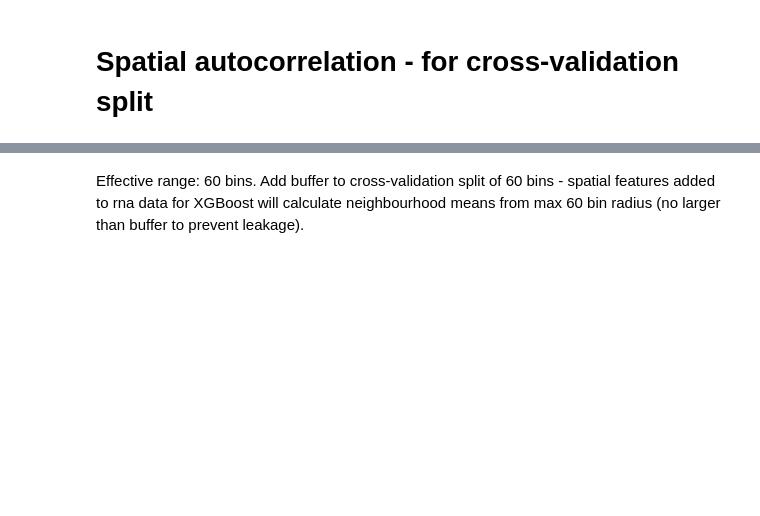
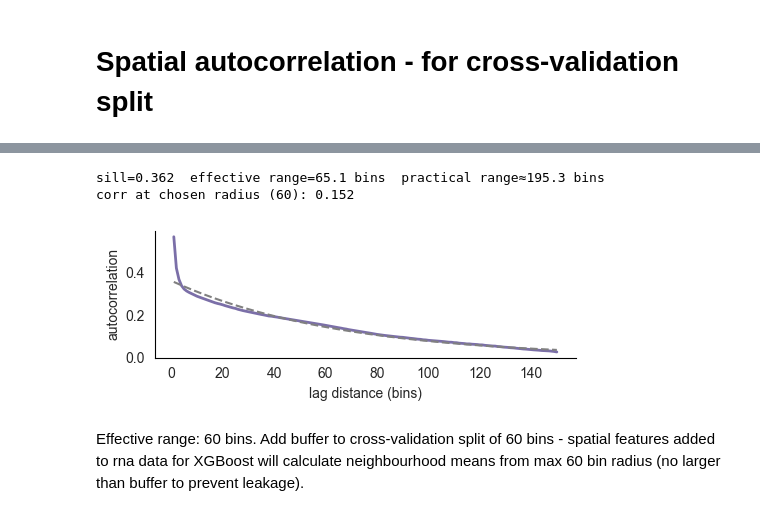
Before and after one commit to shreya-g3/team-37, a Jupyter notebook: EDA_emily/EDA.ipynb, the cells around one changed output, grey strips where cells are left out. Drawn from its saved outputs; the diff is of its cells as text; code cells hidden in the pictures; blank space fills up the shorter version.

```diff
--- a/EDA_emily/EDA.ipynb
+++ b/EDA_emily/EDA.ipynb
@@ -457,3 +364,47 @@ corr at chosen radius (60): 0.152
+# %%
+max_lag = 150
+chosen_radius = 60
+
+# align spatial coords and build the target signal (total protein per spot)
+pro.obs["array_row"] = rna.obs["array_row"].values
+pro.obs["array_col"] = rna.obs["array_col"].values
+target = np.asarray(pro.X.sum(axis=1)).ravel()
+row = pro.obs["array_row"].to_numpy()
+col = pro.obs["array_col"].to_numpy()
+
+lags, corr = _spatial_autocorrelogram(row, col, target, max_lag=max_lag)
+sill, eff_range, prac_range = _fit_range(lags, corr)
+
+print(f"sill={sill:.3f}  effective range={eff_range:.1f} bins  practical range≈{prac_range:.1f} bins")
+print(f"corr at chosen radius ({chosen_radius}): {np.interp(chosen_radius, lags, corr):.3f}")
+
+fig, ax = plt.subplots(figsize=(5, 2))
+fig.patch.set_facecolor("white")
+ax.set_facecolor("white")
+
+ax.plot(lags, corr, color="#7B6FA8", linewidth=2, label="empirical autocorrelogram")
+ax.plot(lags, sill * np.exp(-lags / eff_range), "--", color="gray", linewidth=1.5,
+        label=f"exp fit (range={eff_range:.0f})")
+
+ax.set_xlabel("lag distance (bins)")
+ax.set_ylabel("autocorrelation")
+
+# no gridlines; only bottom + left axis lines visible
+ax.grid(False)
+ax.spines["top"].set_visible(False)
+ax.spines["right"].set_visible(False)
+ax.spines["bottom"].set_visible(True)
+ax.spines["left"].set_visible(True)
+ax.spines["bottom"].set_color("black")
+ax.spines["left"].set_color("black")
+
+plt.tight_layout()
+plt.savefig("spatial_autocorrelogram.png", dpi=150, facecolor="white")
+plt.show()
+# %% [output]
+sill=0.362  effective range=65.1 bins  practical range≈195.3 bins
+corr at chosen radius (60): 0.152
+[figure, added]
 # %% [markdown]
 Effective range: 60 bins. Add buffer to cross-validation split of 60 bins - spatial features added to rna data for XGBoost will calculate neighbourhood means from max 60 bin radius (no larger than buffer to prevent leakage).
 # %%
```
Also changed, not shown: parts of 11 cells of this notebook, 11 other files.
